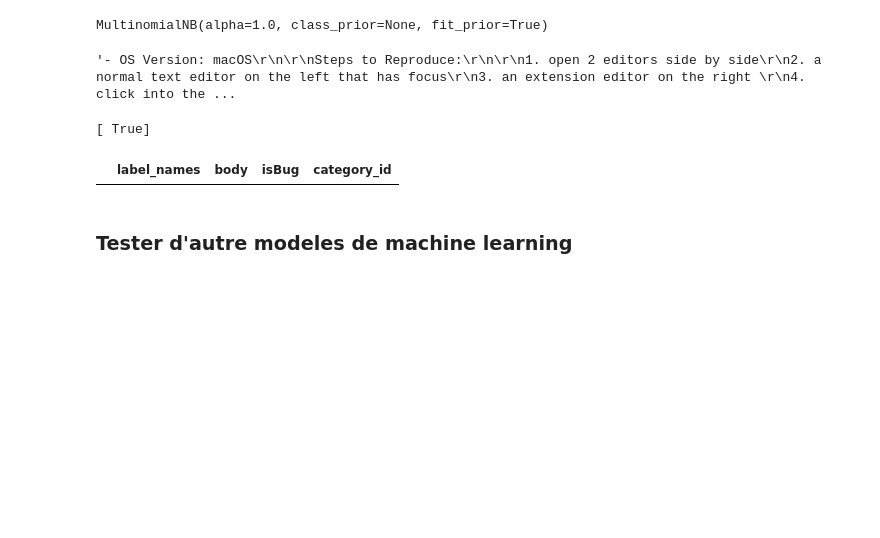
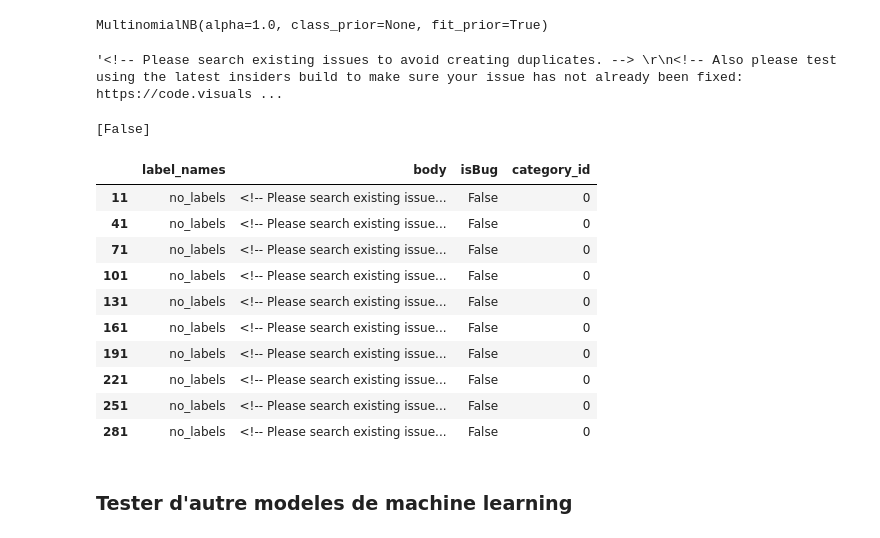
Before and after one commit to thouderth/Test_Ask_Mona, a Jupyter notebook: Issues_Classifier_IsBug.ipynb, the cells around one changed output. Saved outputs shown, nothing was run; the diff lists cells and outputs as text; code cells hidden in the pictures; blank space fills up the shorter version.

```diff
--- a/Issues_Classifier_IsBug.ipynb
+++ b/Issues_Classifier_IsBug.ipynb
@@ -153,17 +153,27 @@ clf
 # %% [output]
 MultinomialNB(alpha=1.0, class_prior=None, fit_prior=True)
 # %%
-d['body'][279]
+d['body'][11]
 # %% [output]
-'- OS Version: macOS\r\n\r\nSteps to Reproduce:\r\n\r\n1. open 2 editors side by side\r\n2. a normal text editor on the left that has focus\r\n3. an extension editor on the right \r\n4. click into the ...
+'<!-- Please search existing issues to avoid creating duplicates. --> \r\n<!-- Also please test using the latest insiders build to make sure your issue has not already been fixed: https://code.visuals ...
-# %%
-print(clf.predict(count_vect.transform(["- OS Version: macOS\r\n\r\nSteps to Reproduce:\r\n\r\n1. open 2 editors side by side\r\n2. a normal text editor on the left that has focus\r\n3. an extension editor on the right \r\n4. click into the contents of the extension description\r\n5. => the editor correctly shows as focused\r\n6. click back into the left editor\r\n7. click into the header area of the extension (e.g. Changelog)\r\n8. => 🐛 the editor does not show as focused\r\n\r\nThe editor part is installing a focus tracker on the container and somehow it seems that the top area of the extension editor is not bubbling out the focus.\r\n\r\n"])))
-# %% [output]
-[ True]
-# %%
-d[d['body'] == "- OS Version: macOS\r\n\r\nSteps to Reproduce:\r\n\r\n1. open 2 editors side by side\r\n2. a normal text editor on the left that has focus\r\n3. an extension editor on the right \r\n4. click into the contents of the extension description\r\n5. => the editor correctly shows as focused\r\n6. click back into the left editor\r\n7. click into the header area of the extension (e.g. Changelog)\r\n8. => the editor does not show as focused\r\n\r\nThe editor part is installing a focus tracker on the container and somehow it seems that the top area of the extension editor is not bubbling out the focus.\r\n\r\n"]
-# %% [output]
-|  | label_names | body | isBug | category_id |
+# %%
+print(clf.predict(count_vect.transform(["<!-- Please search existing issues to avoid creating duplicates. --> \r\n<!-- Also please test using the latest insiders build to make sure your issue has not already been fixed: https://code.visualstudio.com/insiders/ -->\r\n\r\n<!-- Use Help > Report Issue to prefill these. -->\r\n- VSCode Version: 1.26.1\r\n- OS Version: Ubuntu 18.04\r\n\r\nHello everyone,\r\nI notice that class name with attributes preceding it are not highlighted when declared.\r\nAs you can see in this image, the EXPORT keyword is presumed to be the class name by syntax highlighter.\r\n![screenshot from 2018-09-02 11-55-00](https://user-images.githubusercontent.com/7620636/44954801-c3f2ad00-aea8-11e8-9c39-f441214b944d.png)\r\n\r\n<!-- Launch with `code --disable-extensions` to check. -->\r\nDoes this issue occur when all extensions are disabled?: Yes\r\n"])))
+# %% [output]
+[False]
+# %%
+d[d['body'] == "<!-- Please search existing issues to avoid creating duplicates. --> \r\n<!-- Also please test using the latest insiders build to make sure your issue has not already been fixed: https://code.visualstudio.com/insiders/ -->\r\n\r\n<!-- Use Help > Report Issue to prefill these. -->\r\n- VSCode Version: 1.26.1\r\n- OS Version: Ubuntu 18.04\r\n\r\nHello everyone,\r\nI notice that class name with attributes preceding it are not highlighted when declared.\r\nAs you can see in this image, the EXPORT keyword is presumed to be the class name by syntax highlighter.\r\n![screenshot from 2018-09-02 11-55-00](https://user-images.githubusercontent.com/7620636/44954801-c3f2ad00-aea8-11e8-9c39-f441214b944d.png)\r\n\r\n<!-- Launch with `code --disable-extensions` to check. -->\r\nDoes this issue occur when all extensions are disabled?: Yes\r\n"]
+# %% [output]
+|  | label_names | body | isBug | category_id |
+| 11 | no_labels | <!-- Please search existing issue... | False | 0 |
+| 41 | no_labels | <!-- Please search existing issue... | False | 0 |
+| 71 | no_labels | <!-- Please search existing issue... | False | 0 |
+| 101 | no_labels | <!-- Please search existing issue... | False | 0 |
+| 131 | no_labels | <!-- Please search existing issue... | False | 0 |
+| 161 | no_labels | <!-- Please search existing issue... | False | 0 |
+| 191 | no_labels | <!-- Please search existing issue... | False | 0 |
+| 221 | no_labels | <!-- Please search existing issue... | False | 0 |
+| 251 | no_labels | <!-- Please search existing issue... | False | 0 |
+| 281 | no_labels | <!-- Please search existing issue... | False | 0 |
 # %% [markdown]
 ### Tester d'autre modeles de machine learning
 # %%
```
Also changed, not shown: parts of 4 cells of this notebook.
